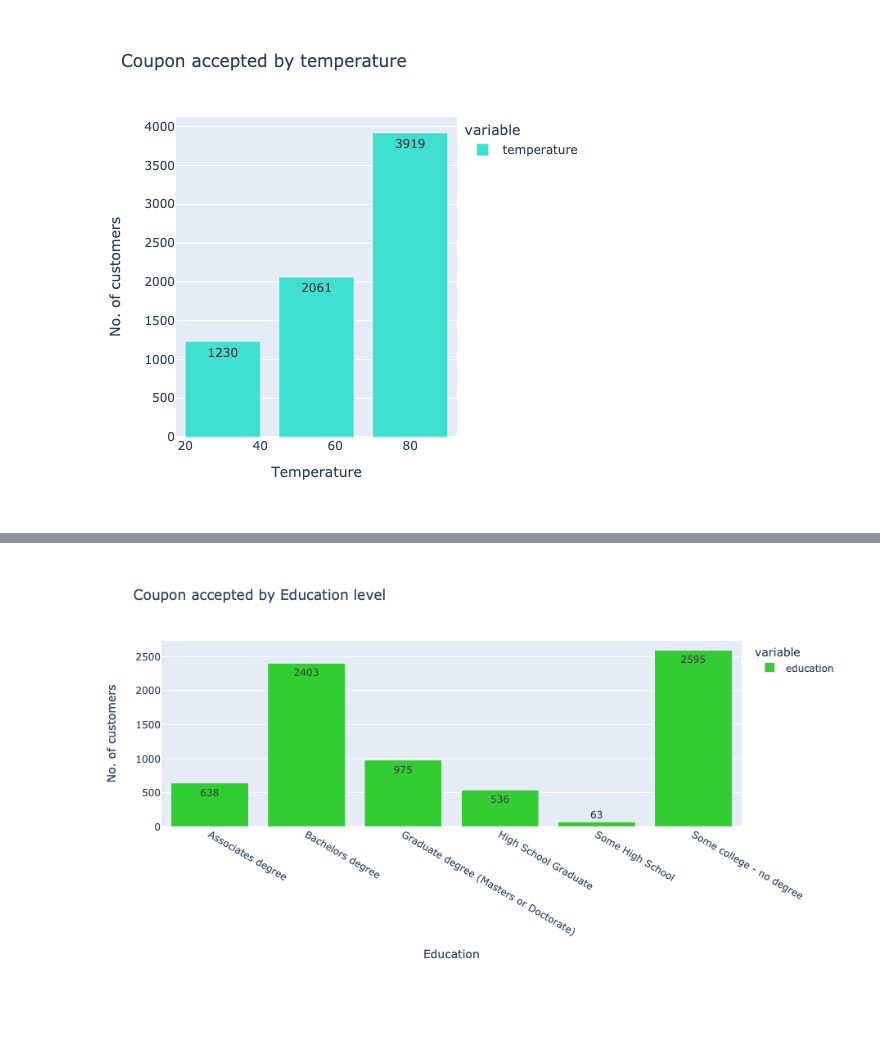
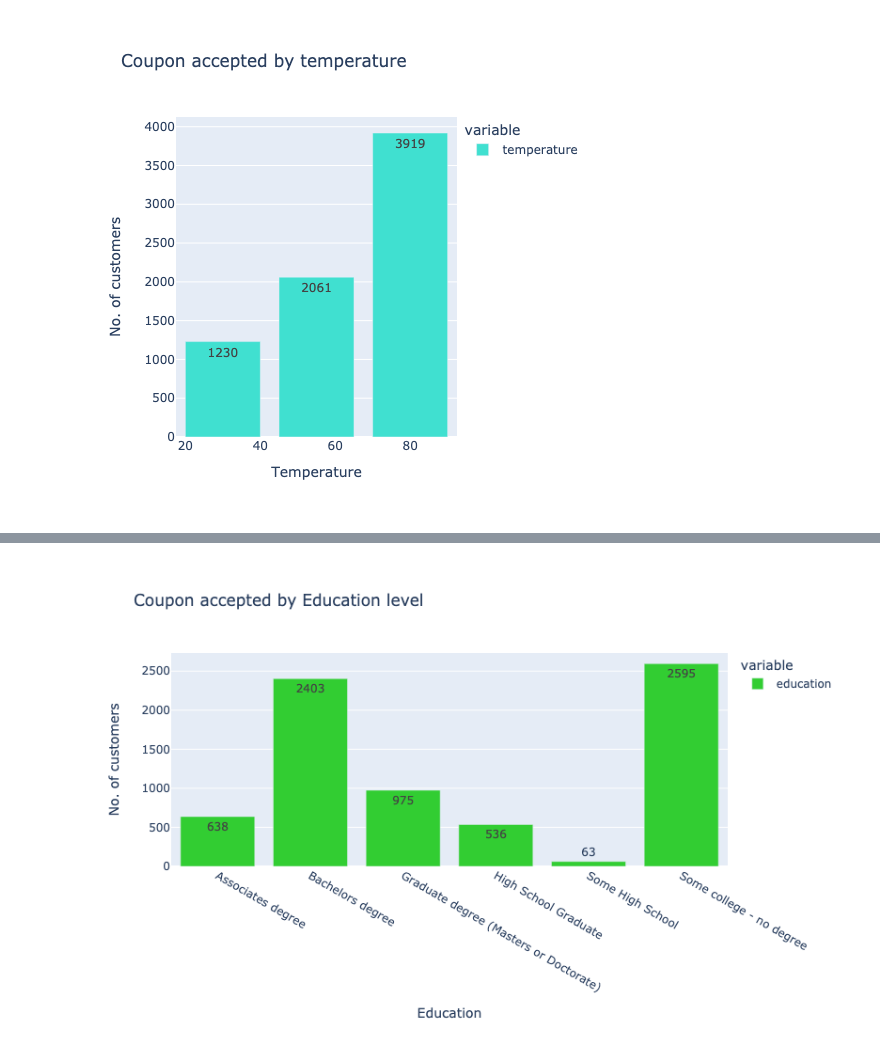
Before and after one commit to jiotiG/MLAI, a Jupyter notebook: coupon_case_study_JG.ipynb, the cells around one changed output, grey strips where cells are left out. Drawn from its saved outputs; the diff is of its cells as text; code cells hidden in the pictures; blank space fills up the shorter version.

Commit message:
fix plotly rendering for all other visuals

```diff
--- a/coupon_case_study_JG.ipynb
+++ b/coupon_case_study_JG.ipynb
@@ -552,8 +553,10 @@ fig.show(
 # %%
-px.bar(data_coupon_accepted.groupby('education')['education'].count(),
+# Coupon accepted by Education level
+fig = px.bar(data_coupon_accepted.groupby('education')['education'].count(),
        labels={'index':'Education', 'value': 'No. of customers'},
        title='Coupon accepted by Education level',
        width=800, height=500, text_auto=True, color_discrete_map={'education':'limegreen'}
       )
+fig.show("png")
 # %% [output]
-[figure, old version]
+[figure, new version]
```
Also changed, not shown: parts of 1 cell of this notebook.
